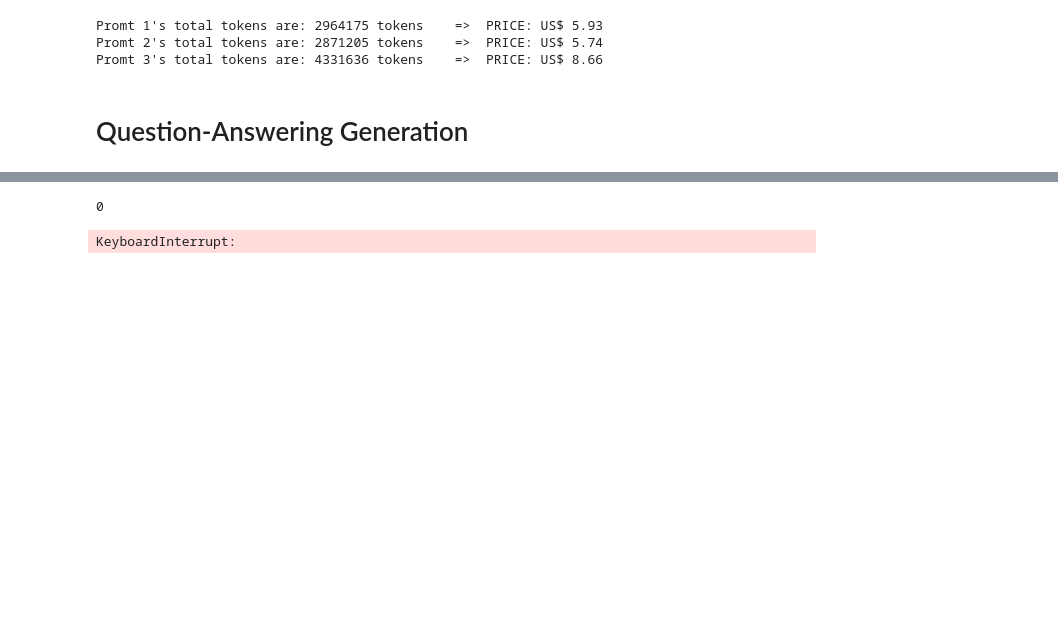
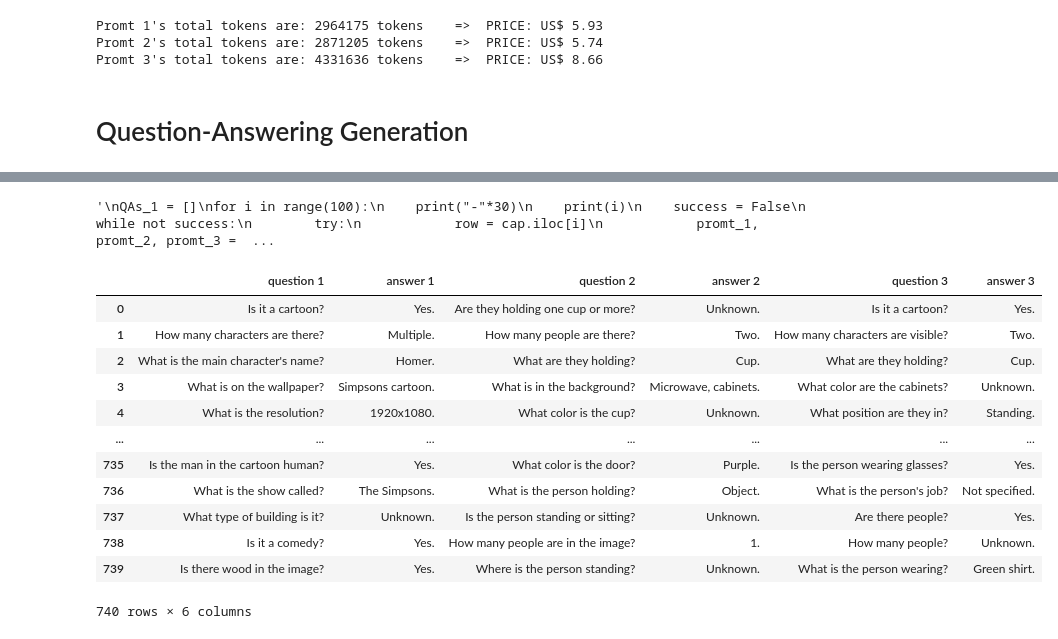
Before and after one commit to parkerhuynh/cartoon-vqa, a Jupyter notebook: api/demo.ipynb, the cells around one changed output, grey strips where cells are left out. Cells and saved outputs as stored; diff of their text form; code cells hidden in the pictures; blank space fills up the shorter version.

```diff
--- a/api/demo.ipynb
+++ b/api/demo.ipynb
@@ -192,15 +191,16 @@ Promt 3's total tokens are: 4331636 tokens    =>  PRICE: US$ 8.66
 # %% [markdown]
 # Question-Answering Generation
 # %%
-file_path = "/home/parker/githubs/openai_key.txt"
+file_path = "../../openai_key.txt"
 
 with open(file_path, "r") as file:
     key = file.read()
 # %%
 import os
 import openai
-openai.api_key =
+openai.api_key = key
 from time import sleep
+import pickle
 
 def get_questions_anwers(promt):
 
@@ -215,18 +217,24 @@ def get_questions_anwers(promt):
 # %%
+"""
 QAs_1 = []
-for i in range(5):
+for i in range(100):
+    print("-"*30)
+    print(i)
     success = False
-    print(i)
     while not success:
         try:
             row = cap.iloc[i]
             promt_1, promt_2, promt_3 = row["promt_1"], row["promt_2"], row["promt_3"]
-            qa = get_questions_anwers(promt_1)
-            print(qa)
-            QAs_1.append(qa)
+            qa = get_questions_anwers(promt_3)
+            QAs_3.append(qa)
             success = True
         except:
-            "re-trying"
+
+            print("re-trying")
+            sleep(10)
+
+with open('result3.pkl', 'wb') as f:
+    pickle.dump(QAs_3, f)
+"""
 # %% [output]
-0
+'\nQAs_1 = []\nfor i in range(100):\n    print("-"*30)\n    print(i)\n    success = False\n    while not success:\n        try:\n            row = cap.iloc[i]\n            promt_1, promt_2, promt_3 =  ...
-KeyboardInterrupt:
@@ -232,0 +251,53 @@ KeyboardInterrupt:
+# %%
+def qa_processing(string):
+    lines = string.split('\n')
+
+    # Extract the question lines (odd indices)
+    questions = [line.split('. ')[1] for line in lines[::2]]
+
+    # Extract the answer lines (even indices)
+    answers = [line for line in lines[1::2]]
+    return questions, answers
+# %%
+questions1 = []
+answers1 = []
+questions2 = []
+answers2 = []
+questions3 = []
+answers3 = []
+for i in range(100):
+    try:
+        q1, a1 = qa_processing(result1[i])
+        questions1 += q1
+        answers1 += a1
+        q2, a2 = qa_processing(result2[i])
+        questions2 += q2
+        answers2 += a2
+        q3, a3 = qa_processing(result3[i])
+        questions3 += q3
+        answers3 += a3
+    except:
+        pass
+qa_df = pd.DataFrame([])
+qa_df["question 1"] = questions1[:740]
+qa_df["answer 1"] = answers1[:740]
+qa_df["question 2"] = questions2[:740]
+qa_df["answer 2"] = answers2[:740]
+qa_df["question 3"] = questions3[:740]
+qa_df["answer 3"] = answers3[:740]
+# %%
+qa_df
+# %% [output]
+|  | question 1 | answer 1 | question 2 | answer 2 | question 3 | answer 3 |
+| 0 | Is it a cartoon? | Yes. | Are they holding one cup or more? | Unknown. | Is it a cartoon? | Yes. |
+| 1 | How many characters are there? | Multiple. | How many people are there? | Two. | How many characters are visible? | Two. |
+| 2 | What is the main character's name? | Homer. | What are they holding? | Cup. | What are they holding? | Cup. |
+| 3 | What is on the wallpaper? | Simpsons cartoon. | What is in the background? | Microwave, cabinets. | What color are the cabinets? | Unknown. |
+| 4 | What is the resolution? | 1920x1080. | What color is the cup? | Unknown. | What position are they in? | Standing. |
+| ... | ... | ... | ... | ... | ... | ... |
+| 735 | Is the man in the cartoon human? | Yes. | What color is the door? | Purple. | Is the person wearing glasses? | Yes. |
+| 736 | What is the show called? | The Simpsons. | What is the person holding? | Object. | What is the person's job? | Not specified. |
+| 737 | What type of building is it? | Unknown. | Is the person standing or sitting? | Unknown. | Are there people? | Yes. |
+| 738 | Is it a comedy? | Yes. | How many people are in the image? | 1. | How many people? | Unknown. |
+| 739 | Is there wood in the image? | Yes. | Where is the person standing? | Unknown. | What is the person wearing? | Green shirt. |
+740 rows × 6 columns
```
Also changed, not shown: parts of 7 cells of this notebook, 3 other files.
